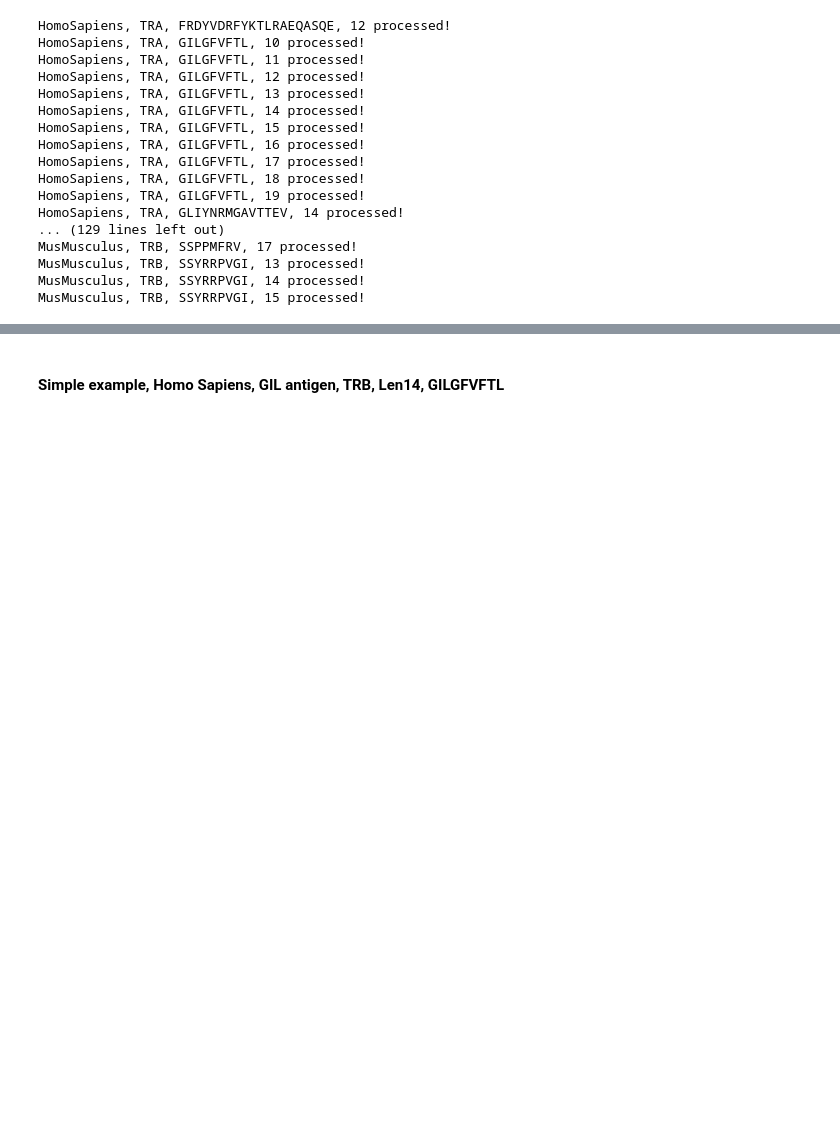
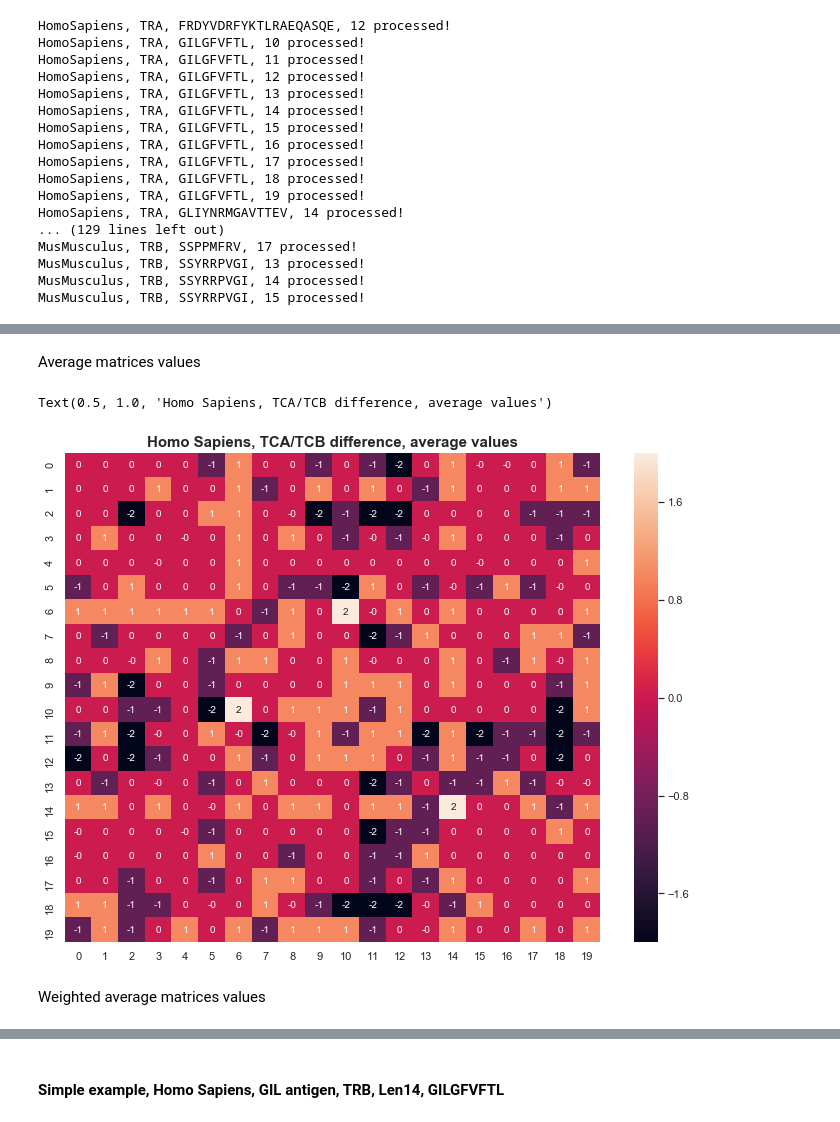
Before and after one commit to antigenomics/vdjdb-classifier-benchmark, a Jupyter notebook: cdr3_substitutions/CDR3_Substitutions.ipynb, the cells around one changed output, grey strips where cells are left out. Saved outputs shown, nothing was run; the diff lists cells and outputs as text; code cells hidden in the pictures; blank space fills up the shorter version.

Commit message:
Added average/weighted average of matrices + heatmaps

```diff
--- a/cdr3_substitutions/CDR3_Substitutions.ipynb
+++ b/cdr3_substitutions/CDR3_Substitutions.ipynb
@@ -204,0 +142,35 @@ matrices[('HomoSapiens', 'TRB', 'GLCTLVAML', 17)]
+# %%
+tca_matrices = []
+tca_matrices_samples_n = []
+tca_epitopes = good_epitopes[(good_epitopes.species == 'HomoSapiens') & (good_epitopes.gene == 'TRA')].values
+for species, chain, epitope, e_len, n_samples in tca_epitopes:
+    tca_matrices.append(matrices[(species, chain, epitope, e_len)])
+    tca_matrices_samples_n.append(n_samples)
+
+tcb_matrices = []
+tcb_matrices_samples_n = []
+tcb_epitopes = good_epitopes[(good_epitopes.species == 'HomoSapiens') & (good_epitopes.gene == 'TRB')].values
+for species, chain, epitope, e_len, n_samples in tcb_epitopes:
+    tcb_matrices.append(matrices[(species, chain, epitope, e_len)])
+    tcb_matrices_samples_n.append(n_samples)
+# %% [markdown]
+Average matrices values
+# %%
+avg_tca_result_matrix = pd.DataFrame(index=AMINO_ACIDS, columns=AMINO_ACIDS).fillna(0)
+for matrix in tca_matrices:
+    avg_tca_result_matrix += matrix
+avg_tca_result_matrix = np.round(avg_tca_result_matrix / len(tca_matrices))
+# %%
+avg_tcb_result_matrix = pd.DataFrame(index=AMINO_ACIDS, columns=AMINO_ACIDS).fillna(0)
+for matrix in tcb_matrices:
+    avg_tcb_result_matrix += matrix
+avg_tcb_result_matrix = np.round(avg_tcb_result_matrix / len(tcb_matrices))
+# %%
+plt.figure(figsize=(12, 9))
+sns.heatmap((avg_tca_result_matrix - avg_tcb_result_matrix).values, annot=True)
+plt.title('Homo Sapiens, TCA/TCB difference, average values', fontsize=15, weight='bold')
+# %% [output]
+Text(0.5, 1.0, 'Homo Sapiens, TCA/TCB difference, average values')
+[figure, added]
+# %% [markdown]
+Weighted average matrices values
```
Also changed, not shown: parts of 17 cells of this notebook.
